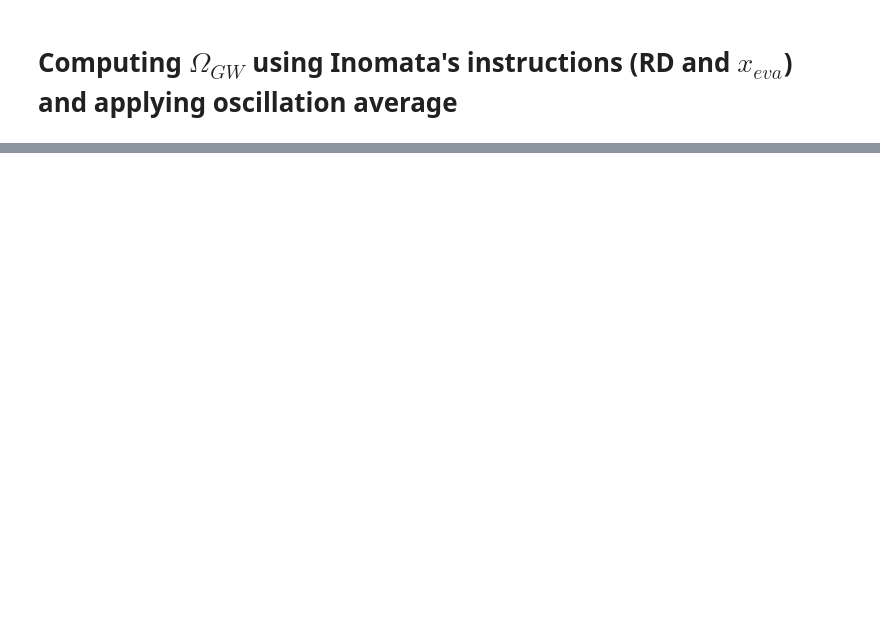
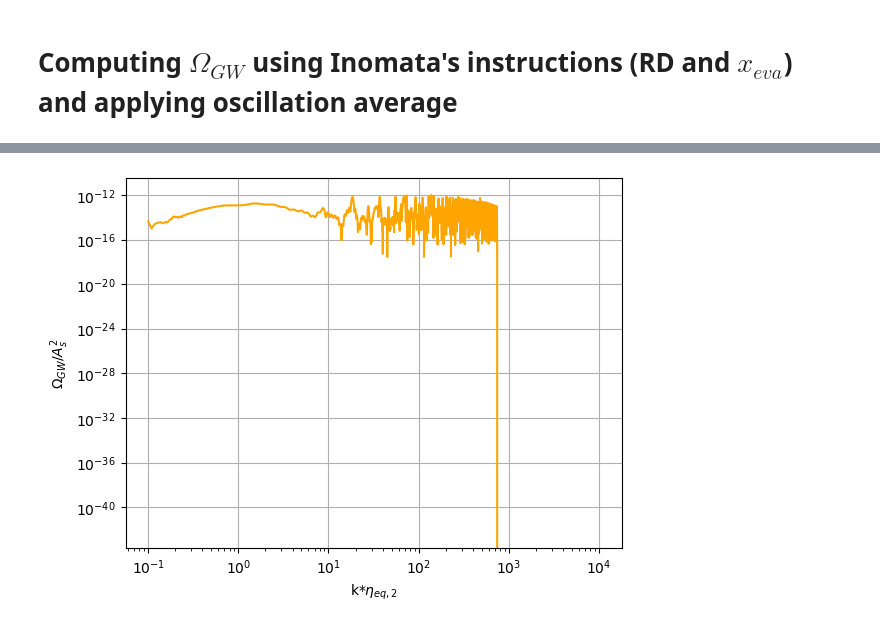
Before and after one commit to tovarildo/SIGW_dust_dominated_Early_Universe, a Jupyter notebook: Just_Omega_GW.ipynb, the cells around one changed output, grey strips where cells are left out. Drawn from its saved outputs; the diff is of its cells as text; code cells hidden in the pictures; blank space fills up the shorter version.

```diff
--- a/Just_Omega_GW.ipynb
+++ b/Just_Omega_GW.ipynb
@@ -670,0 +660,12 @@ KeyboardInterrupt:
+# %%
+fig1=plt.figure(1)
+plt.plot(num_array, Omegak_array / (2.1e-9)**2, color="orange", linewidth=1.5, label=r"$\eta_{eq,2}/\eta_{eq,1}=225$")
+# Add labels and a title
+plt.xlabel(r'k*$\eta_{eq,2}$')
+plt.ylabel(r'$\Omega_{GW}/A_s^2$')
+xscale("log")
+yscale("log")
+plt.grid(True)
+plt.show()
+# %% [output]
+[figure, added]
```
Also changed, not shown: parts of 5 cells of this notebook.
